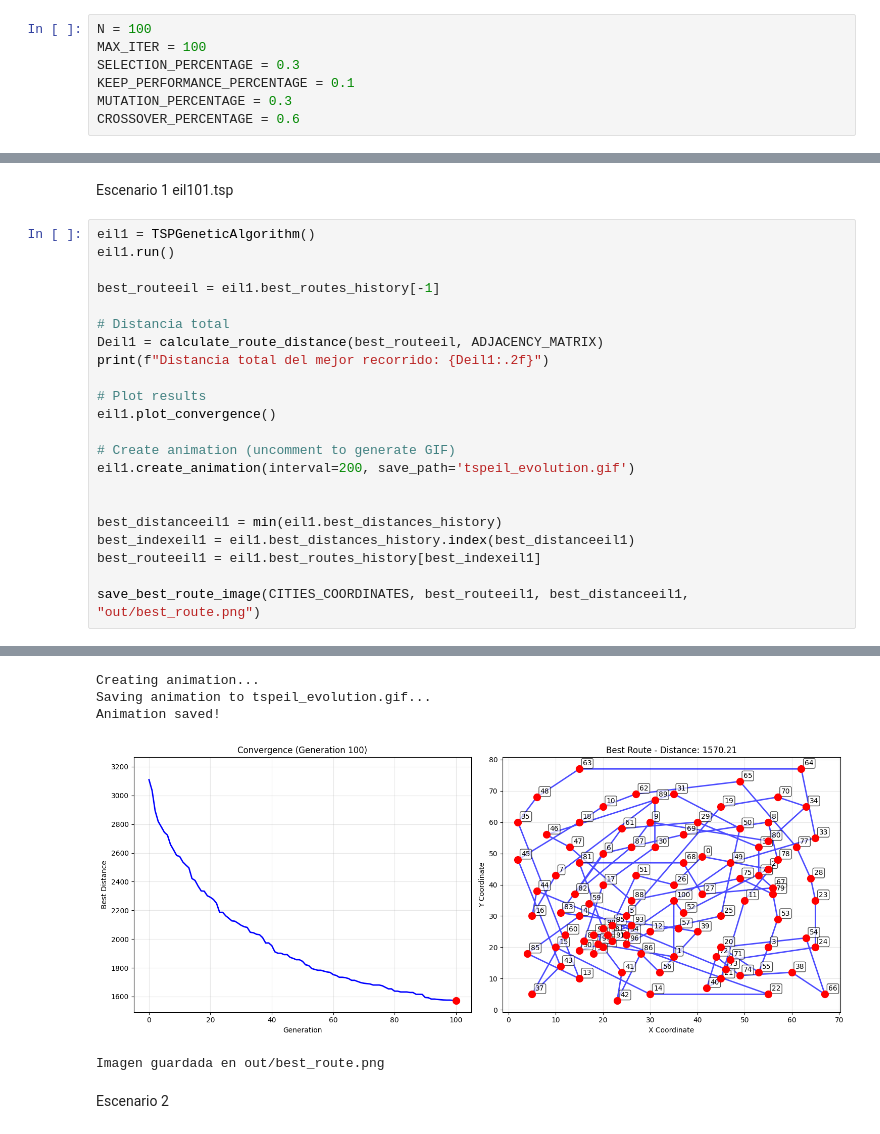
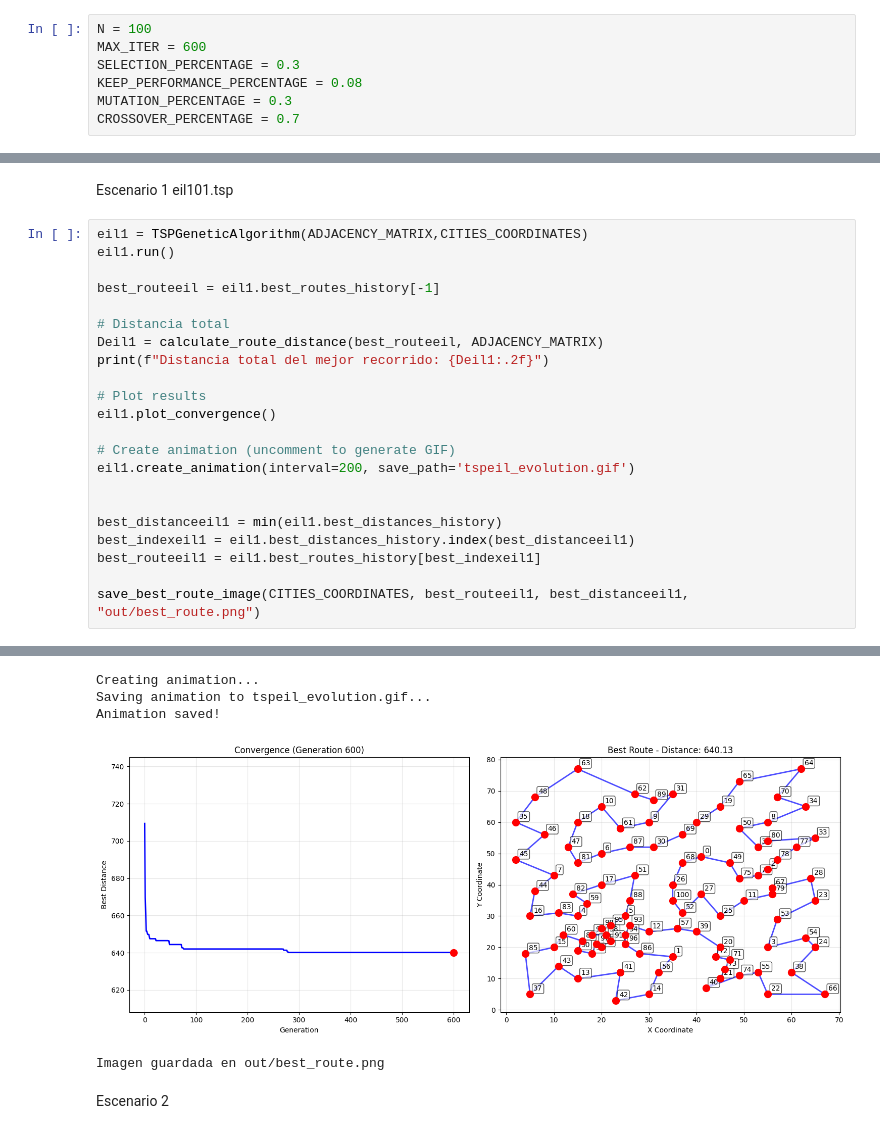
Before and after one commit to DanielRasho/Simulacion-Proj1, a Jupyter notebook: report.ipynb, the cells around one changed output, grey strips where cells are left out. Saved outputs shown, nothing was run; the diff lists cells and outputs as text.

Commit message:
added and imroved performance

```diff
--- a/report.ipynb
+++ b/report.ipynb
@@ -17,11 +17,11 @@ import math
 ### Parámetros globales
 # %%
 N = 100
-MAX_ITER = 100
+MAX_ITER = 600
 SELECTION_PERCENTAGE = 0.3
-KEEP_PERFORMANCE_PERCENTAGE = 0.1
+KEEP_PERFORMANCE_PERCENTAGE = 0.08
 MUTATION_PERCENTAGE = 0.3
-CROSSOVER_PERCENTAGE = 0.6
+CROSSOVER_PERCENTAGE = 0.7
 # %% [markdown]
 ### Cargado de datos
 # %% [markdown]
@@ -374,7 +607,7 @@ def save_best_route_image(coords, best_route, best_distance, out_path="best_rout
 # %% [markdown]
 Escenario 1 eil101.tsp
 # %%
-eil1 = TSPGeneticAlgorithm()
+eil1 = TSPGeneticAlgorithm(ADJACENCY_MATRIX,CITIES_COORDINATES)
 eil1.run()
 
 best_routeeil = eil1.best_routes_history[-1]
@@ -412,7 +653,7 @@ Distancia total del mejor recorrido: 1570.21
 Creating animation...
 Saving animation to tspeil_evolution.gif...
 Animation saved!
-[figure, old version]
+[figure, new version]
 Imagen guardada en out/best_route.png
 # %% [markdown]
 Escenario 2
```
Also changed, not shown: parts of 13 cells of this notebook, 19 other files.
